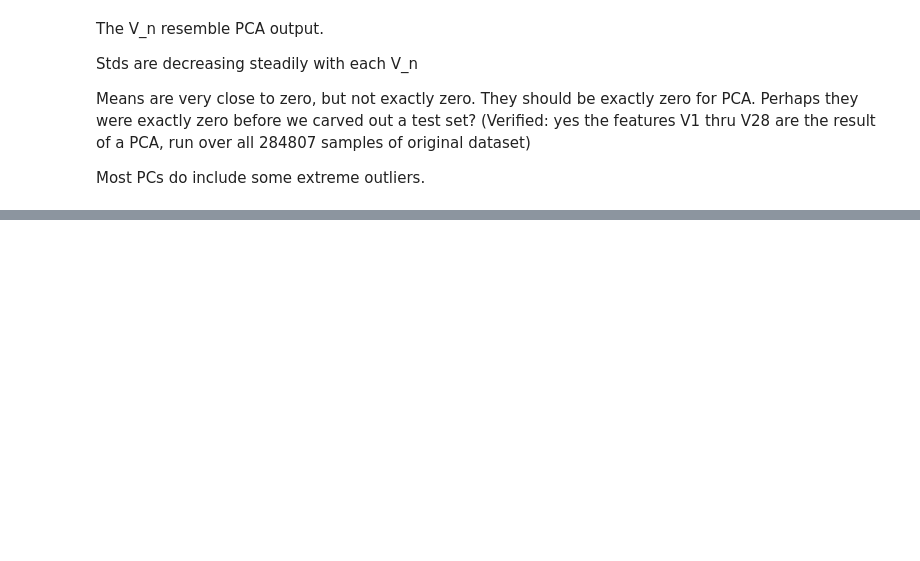
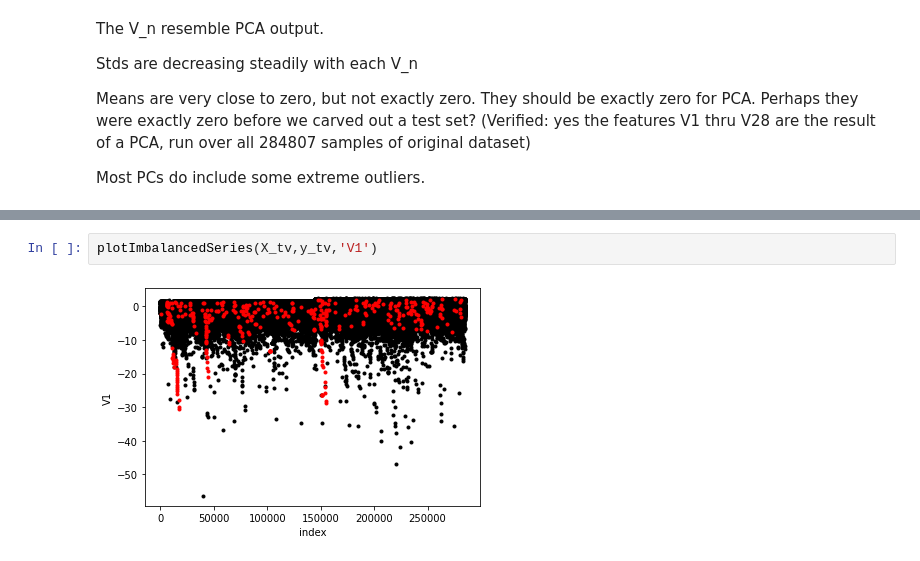
Before and after one commit to TimSim/FraudDetection, a Jupyter notebook: CreditCardFraudDetectionTF.ipynb, the cells around one changed output, grey strips where cells are left out. Drawn from its saved outputs; the diff is of its cells as text; blank space fills up the shorter version.

```diff
--- a/CreditCardFraudDetectionTF.ipynb
+++ b/CreditCardFraudDetectionTF.ipynb
@@ -86,0 +147,4 @@ tv_df[tv_df.Class==1].describe()
+# %%
+plotImbalancedSeries(X_tv,y_tv,'V1')
+# %% [output]
+[figure, added]
```
Also changed, not shown: parts of 10 cells of this notebook.
